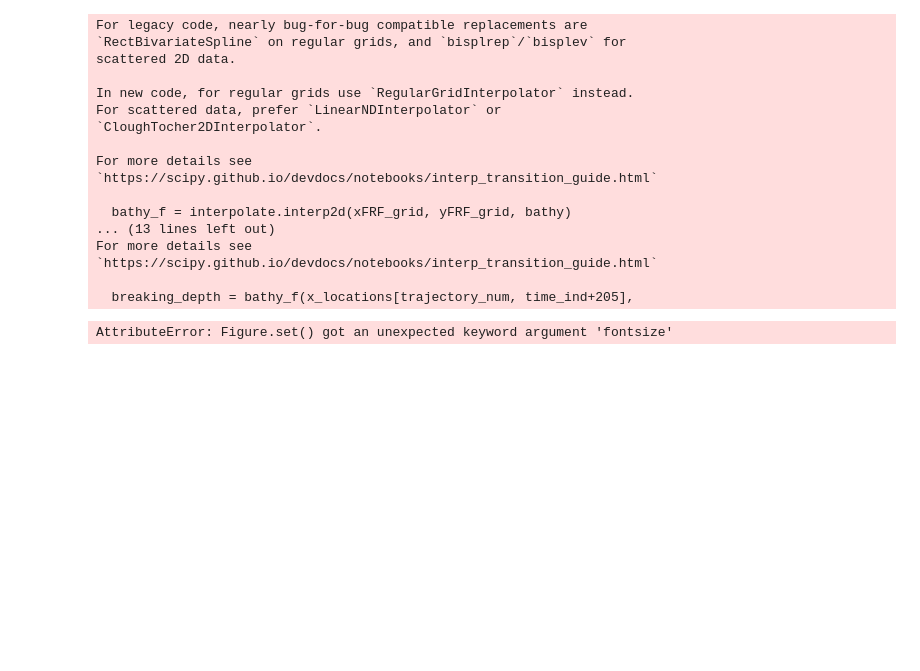
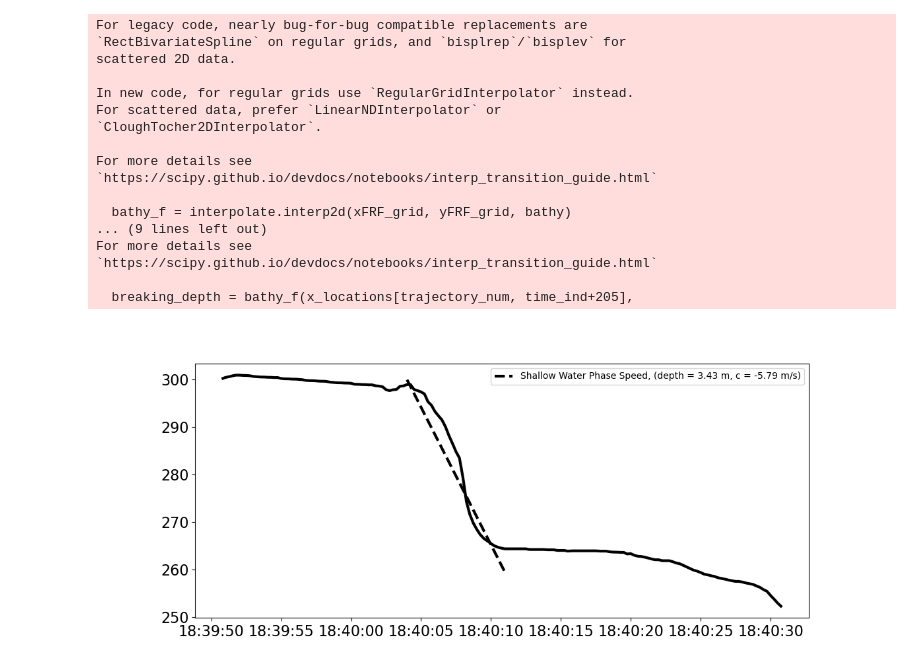
Before and after one commit to edwinrainville/surfing-transport, a Jupyter notebook: analysis/basic-surfing-example.ipynb, the cells around one changed output. Cells and saved outputs as stored; diff of their text form; code cells hidden in the pictures; blank space fills up the shorter version.

```diff
--- a/analysis/basic-surfing-example.ipynb
+++ b/analysis/basic-surfing-example.ipynb
@@ -40,38 +40,37 @@ breaking_depth = bathy_f(x_locations[trajectory_num, time_ind+205],
 
 # phase speed for breaking
 c =  -1 * np.sqrt(9.8 * np.abs(breaking_depth))
 seconds_phase_speed = np.linspace(0, 7, 15)
 distance_traveled_at_phase_speed = (c * seconds_phase_speed) # offset for fitting to the plot
 t = pd.date_range(start='2021-10-08T18:40:04',
                   end='2021-10-08T18:40:11',
                   periods=15)
 
-fig, ax = plt.subplots(figsize=(10,5))
-ax.plot(time[time_ind:time_ind+480], x_locations[trajectory_num,time_ind:time_ind+480], color='k')
-ax.plot(t.values, distance_traveled_at_phase_speed+300, color='r', linestyle='dashed',
-         label=f'Shallow Water Phase Speed, (depth = {np.round(np.abs(breaking_depth), 2)} m, c = {np.round(c, 2)} m/s)')
+fig, ax = plt.subplots(figsize=(12,5))
+ax.plot(time[time_ind:time_ind+480], x_locations[trajectory_num,time_ind:time_ind+480], color='k', linewidth=3)
+ax.plot(t.values, distance_traveled_at_phase_speed+300, color='k', linestyle='dashed',
+         label=f'Shallow Water Phase Speed, (depth = {np.round(np.abs(breaking_depth), 2)} m, c = {np.round(c, 2)} m/s)', linewidth=3)
 ax.set_xlabel('Time [UTC]')
 ax.set_ylabel('Cross Shore Position, x (FRF Coordinate System) [m]')
-# ax.tick_params(axis='x', labelsize=20)
-# ax.xaxis.set_major_locator(plt.MaxNLocator(5))
+ax.tick_params(axis='both', labelsize=16)
 ax.legend()
 fig.savefig('../figures/jump_example.png')
 # %% [output]
 For legacy code, nearly bug-for-bug compatible replacements are
 `RectBivariateSpline` on regular grids, and `bisplrep`/`bisplev` for
 scattered 2D data.
 
 In new code, for regular grids use `RegularGridInterpolator` instead.
 For scattered data, prefer `LinearNDInterpolator` or
 `CloughTocher2DInterpolator`.
 
 For more details see
 `https://scipy.github.io/devdocs/notebooks/interp_transition_guide.html`
 
   bathy_f = interpolate.interp2d(xFRF_grid, yFRF_grid, bathy)
-... (13 lines left out)
+... (9 lines left out)
 For more details see
 `https://scipy.github.io/devdocs/notebooks/interp_transition_guide.html`
 
   breaking_depth = bathy_f(x_locations[trajectory_num, time_ind+205],
-AttributeError: Figure.set() got an unexpected keyword argument 'fontsize'
+[figure, added]
```
Also changed, not shown: 8 other files.
